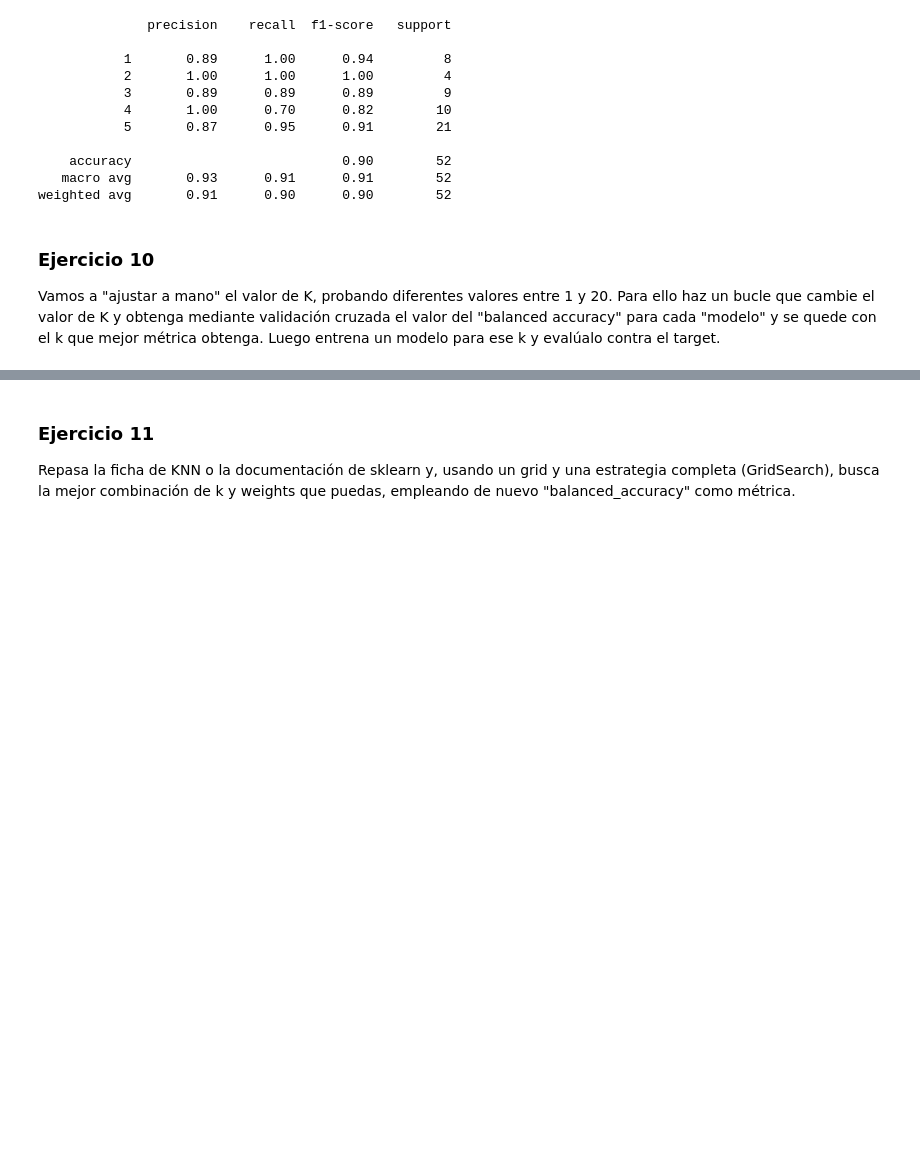
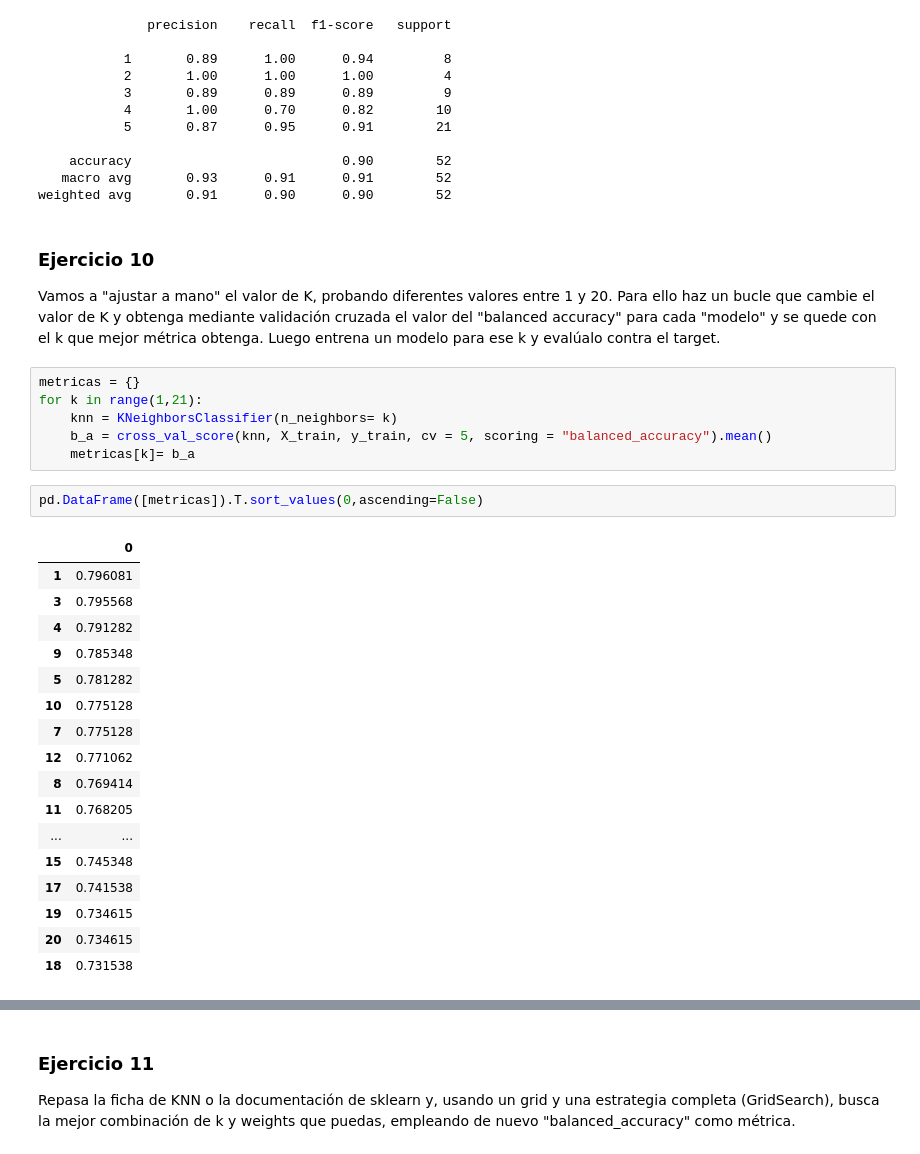
Before and after one commit to nessapatino/ONLINE_DS_THEBRIDGE_VANEPATINO, a Jupyter notebook: Sprint_14/Unidad_01/Ejercicios_Workout/13_Ejercicios_Otros_Modelos.ipynb, the cells around one changed output, grey strips where cells are left out. Cells and saved outputs as stored; diff of their text form; blank space fills up the shorter version.

```diff
--- a/Sprint_14/Unidad_01/Ejercicios_Workout/13_Ejercicios_Otros_Modelos.ipynb
+++ b/Sprint_14/Unidad_01/Ejercicios_Workout/13_Ejercicios_Otros_Modelos.ipynb
@@ -243,3 +243,29 @@ weighted avg       0.91      0.90      0.90        52
 ### Ejercicio 10
 
 Vamos a "ajustar a mano" el valor de K, probando diferentes valores entre 1 y 20. Para ello haz un bucle que cambie el valor de K y obtenga mediante validación cruzada el valor del "balanced accuracy" para cada "modelo" y se quede con el k que mejor métrica obtenga. Luego entrena un modelo para ese k y evalúalo contra el target.
+# %%
+metricas = {}
+for k in range(1,21):
+    knn = KNeighborsClassifier(n_neighbors= k)
+    b_a = cross_val_score(knn, X_train, y_train, cv = 5, scoring = "balanced_accuracy").mean()
+    metricas[k]= b_a
+# %%
+pd.DataFrame([metricas]).T.sort_values(0,ascending=False)
+# %% [output]
+|  | 0 |
+| 1 | 0.796081 |
+| 3 | 0.795568 |
+| 4 | 0.791282 |
+| 9 | 0.785348 |
+| 5 | 0.781282 |
+| 10 | 0.775128 |
+| 7 | 0.775128 |
+| 12 | 0.771062 |
+| 8 | 0.769414 |
+| 11 | 0.768205 |
+| ... | ... |
+| 15 | 0.745348 |
+| 17 | 0.741538 |
+| 19 | 0.734615 |
+| 20 | 0.734615 |
+| 18 | 0.731538 |
```
Also changed, not shown: parts of 5 cells of this notebook, 4 other files.
